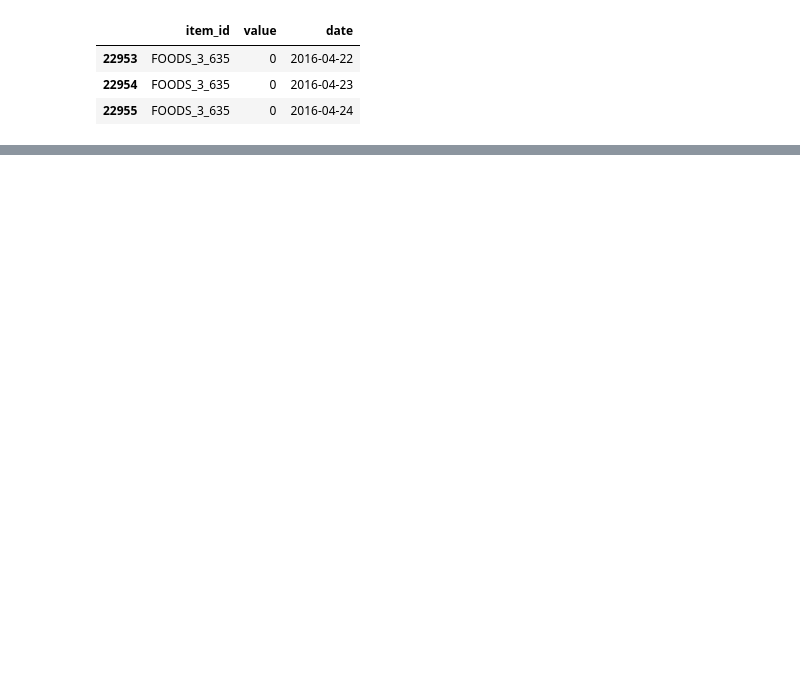
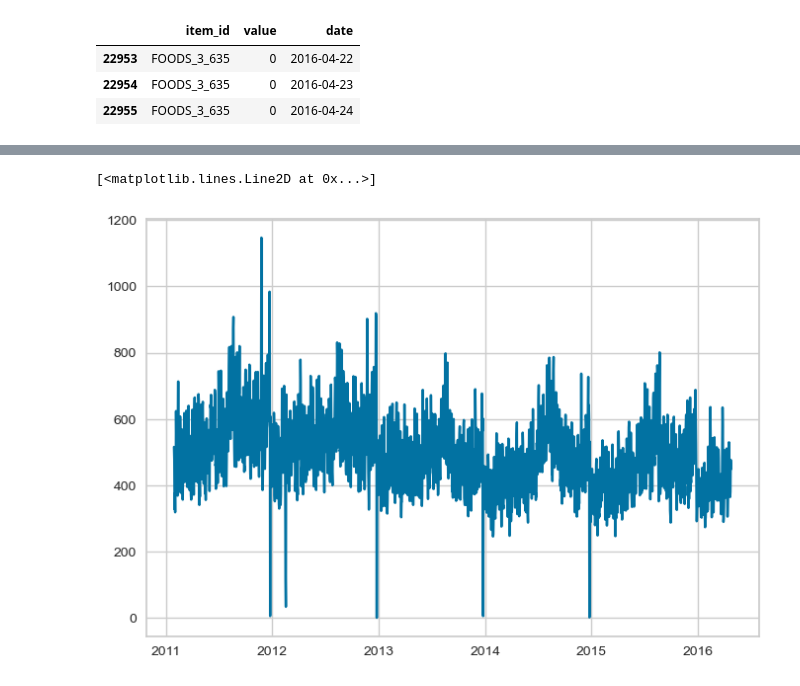
Before and after one commit to lfcorreacosta/timeseries_forecast, a Jupyter notebook: ts_notebook.ipynb, the cells around one changed output, grey strips where cells are left out. Drawn from its saved outputs; the diff is of its cells as text; code cells hidden in the pictures; blank space fills up the shorter version.

Commit message:
plot new

```diff
--- a/ts_notebook.ipynb
+++ b/ts_notebook.ipynb
@@ -49,0 +68,6 @@ px.line(
+# %%
+filtered_df = single_timeseries_extended_df[single_timeseries_extended_df["value"].notna() & (single_timeseries_extended_df["value"] > 0)]
+plt.plot(filtered_df.index, filtered_df["value"])
+# %% [output]
+[<matplotlib.lines.Line2D at 0x...>]
+[figure, added]
```
Also changed, not shown: parts of 3 cells of this notebook.
